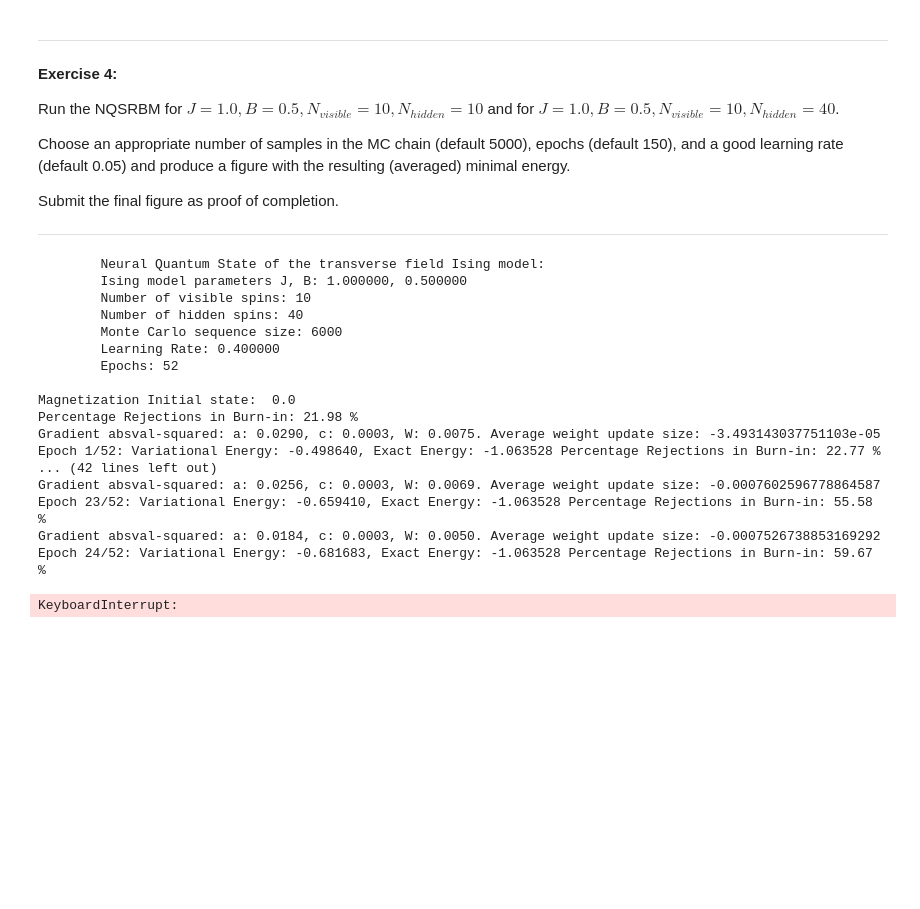
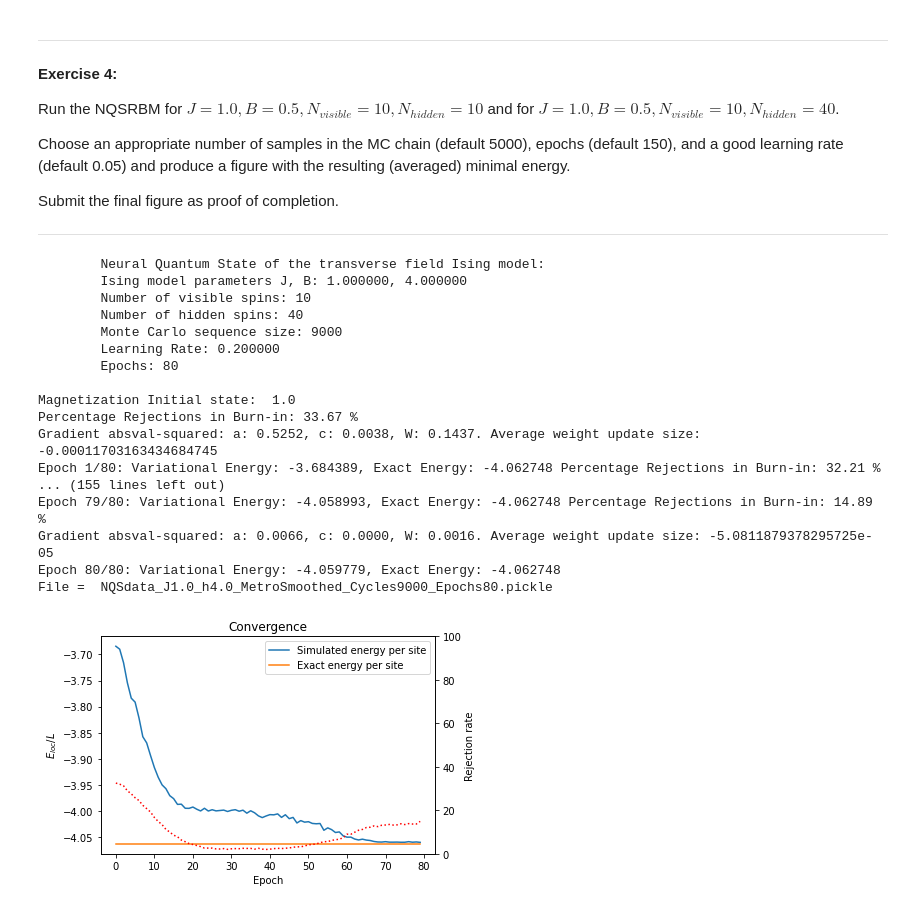
Before and after one commit to scipham/PCQI, a Jupyter notebook: ref_original_Problem_Set_4_Neural_Network_Quantum_Many_Body_CarleoTroyer_vFinal_2022.ipynb, the cells around one changed output. Saved outputs shown, nothing was run; the diff lists cells and outputs as text; code cells hidden in the pictures; blank space fills up the shorter version.

```diff
--- a/ref_original_Problem_Set_4_Neural_Network_Quantum_Many_Body_CarleoTroyer_vFinal_2022.ipynb
+++ b/ref_original_Problem_Set_4_Neural_Network_Quantum_Many_Body_CarleoTroyer_vFinal_2022.ipynb
@@ -614,43 +614,43 @@ Submit the final figure as proof of completion.
 
 ---
 # %%
-NQSrun = NQSRBM(1.,0.5,10,40,6000,0.4,52)
+NQSrun = NQSRBM(1.,4.0,10,40,9000,0.2,80)
 #
 # Displaying analytics
 #
 Convergence,Percentage, aRBM, cRBM, WRBM, EexactPerSite = NQSrun
 Eexc = EexactPerSite*np.ones(Convergence.shape[0]-1)
 fig, ax = plt.subplots()
 ax.plot(Convergence[1:,0],Convergence[1:,1], label="Simulated energy per site")
 ax.plot(Convergence[1:,0],Eexc, label="Exact energy per site")
 ax2 = ax.twinx()
 ax2.plot(Convergence[1:,0],Percentage[1:],color='red',linestyle=':', label="Rejection rate")
 ax2.set_ylim(0,100)
 ax.set_title('Convergence')
 ax.set_xlabel('Epoch')
 ax.set_ylabel(r'${E_{loc}}/{L}$')
 ax2.set_ylabel("Rejection rate")
 ax.legend()
 fig;
 # %% [output]
         Neural Quantum State of the transverse field Ising model:
-        Ising model parameters J, B: 1.000000, 0.500000
+        Ising model parameters J, B: 1.000000, 4.000000
         Number of visible spins: 10
         Number of hidden spins: 40
-        Monte Carlo sequence size: 6000
-        Learning Rate: 0.400000
-        Epochs: 52
+        Monte Carlo sequence size: 9000
+        Learning Rate: 0.200000
+        Epochs: 80
 
-Magnetization Initial state:  0.0
-Percentage Rejections in Burn-in: 21.98 %
-Gradient absval-squared: a: 0.0290, c: 0.0003, W: 0.0075. Average weight update size: -3.493143037751103e-05
-Epoch 1/52: Variational Energy: -0.498640, Exact Energy: -1.063528 Percentage Rejections in Burn-in: 22.77 %
-... (42 lines left out)
-Gradient absval-squared: a: 0.0256, c: 0.0003, W: 0.0069. Average weight update size: -0.0007602596778864587
-Epoch 23/52: Variational Energy: -0.659410, Exact Energy: -1.063528 Percentage Rejections in Burn-in: 55.58 %
-Gradient absval-squared: a: 0.0184, c: 0.0003, W: 0.0050. Average weight update size: -0.0007526738853169292
-Epoch 24/52: Variational Energy: -0.681683, Exact Energy: -1.063528 Percentage Rejections in Burn-in: 59.67 %
+Magnetization Initial state:  1.0
+Percentage Rejections in Burn-in: 33.67 %
+Gradient absval-squared: a: 0.5252, c: 0.0038, W: 0.1437. Average weight update size: -0.00011703163434684745
+Epoch 1/80: Variational Energy: -3.684389, Exact Energy: -4.062748 Percentage Rejections in Burn-in: 32.21 %
+... (155 lines left out)
+Epoch 79/80: Variational Energy: -4.058993, Exact Energy: -4.062748 Percentage Rejections in Burn-in: 14.89 %
+Gradient absval-squared: a: 0.0066, c: 0.0000, W: 0.0016. Average weight update size: -5.0811879378295725e-05
+Epoch 80/80: Variational Energy: -4.059779, Exact Energy: -4.062748
+File =  NQSdata_J1.0_h4.0_MetroSmoothed_Cycles9000_Epochs80.pickle
-KeyboardInterrupt:
+[figure, added]
 # %%
 NQSrun = NQSRBM(1.,0.5,10,10,6000,0.4,62)
 #
```
Also changed, not shown: parts of 1 cell of this notebook, 12 other files.
